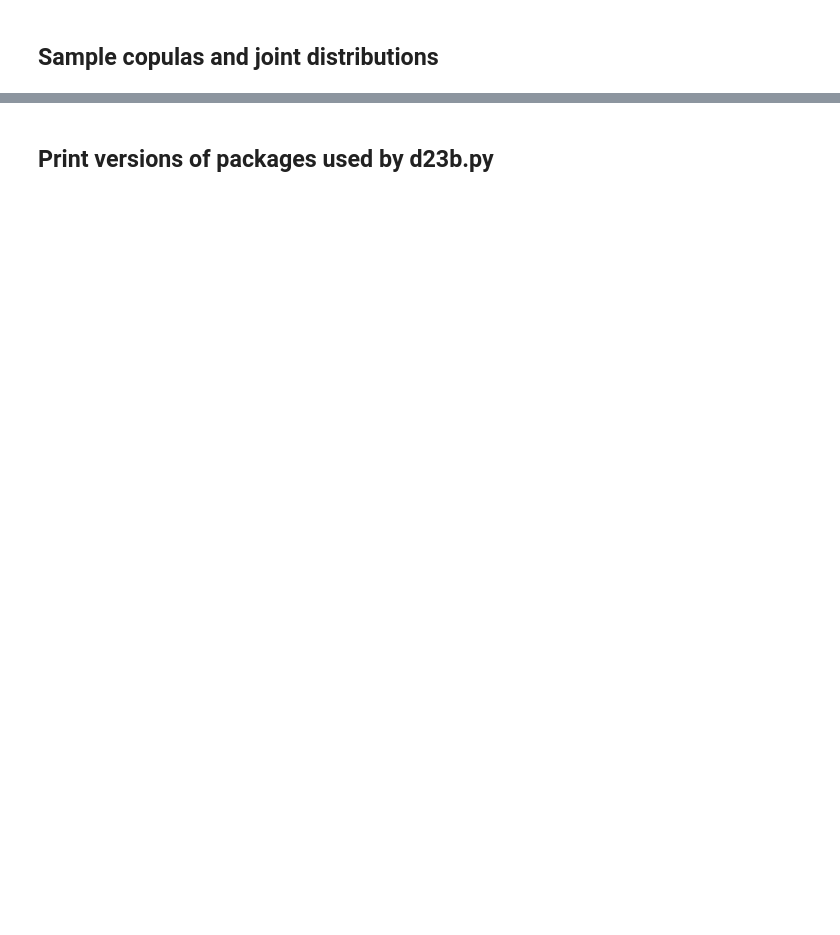
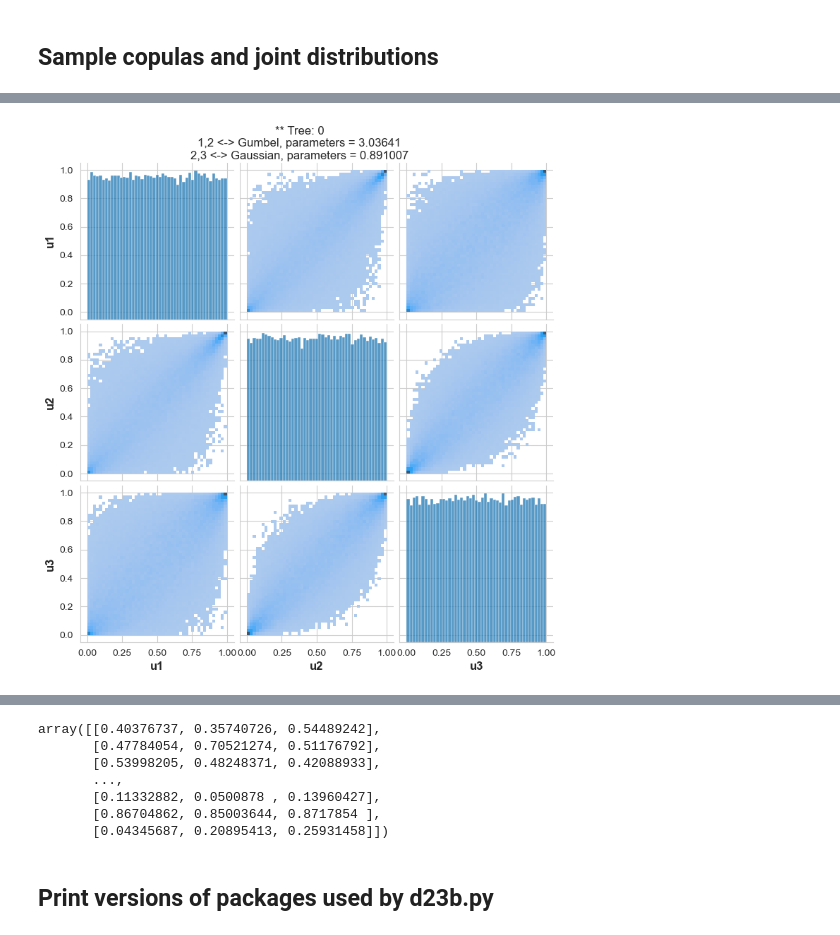
Before and after one commit to grandey/d23b-ice-dependence, a Jupyter notebook: test_d23b.ipynb, the cells around one changed output, grey strips where cells are left out. Cells and saved outputs as stored; diff of their text form; code cells hidden in the pictures; blank space fills up the shorter version.

Commit message:
d23b.py sample_dvine_copula(): Sample truncated D-vine copula with given families, rotations, Kendall's tau values, and number of samples.

```diff
--- a/test_d23b.ipynb
+++ b/test_d23b.ipynb
@@ -94,8 +95,10 @@ Gumbel, parameters = 3.03641
 # Fitted copula information
 p21_l23_family = p21_l23_bicop.family
 p21_l23_tau = p21_l23_bicop.tau
+p21_l23_rotation = p21_l23_bicop.rotation
 print(f'p21_l23_family = {p21_l23_family}')
 print(f'p21_l23_tau = {p21_l23_tau}')
+print(f'p21_l23_rotation = {p21_l23_rotation}')
 # %% [output]
 p21_l23_family = BicopFamily.gumbel
 p21_l23_tau = 0.6706641586487097
@@ -116,3 +121,10 @@ array([[0.58231517, 0.36444197],
        [0.57616106, 0.25843232],
        [0.68697126, 0.66937827],
        [0.0414914 , 0.04542902]])
+# %%
+%%time
+u_n3 = d23b.sample_dvine_copula(families=(p21_l23_family, pv.BicopFamily.gaussian), rotations=(p21_l23_rotation, 0),
+                                taus=(p21_l23_tau, 0.7), n_samples=int(1e5), plot=True)
+u_n3
+# %% [output]
+[figure, added]
@@ -119,3 +133,10 @@ array([[0.58231517, 0.36444197],
+array([[0.40376737, 0.35740726, 0.54489242],
+       [0.47784054, 0.70521274, 0.51176792],
+       [0.53998205, 0.48248371, 0.42088933],
+       ...,
+       [0.11332882, 0.0500878 , 0.13960427],
+       [0.86704862, 0.85003644, 0.8717854 ],
+       [0.04345687, 0.20895413, 0.25931458]])
 # %% [markdown]
 ## Print versions of packages used by d23b.py
 # %%
```
Also changed, not shown: parts of 12 cells of this notebook, 1 other file.
